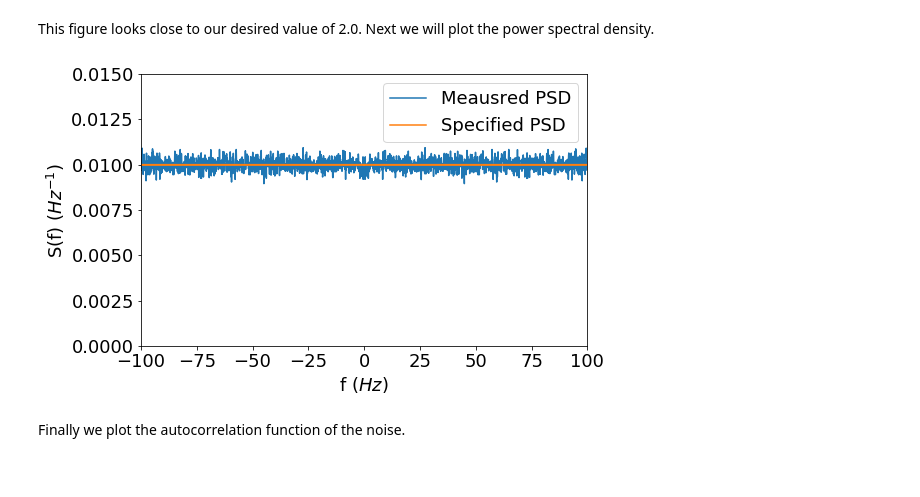
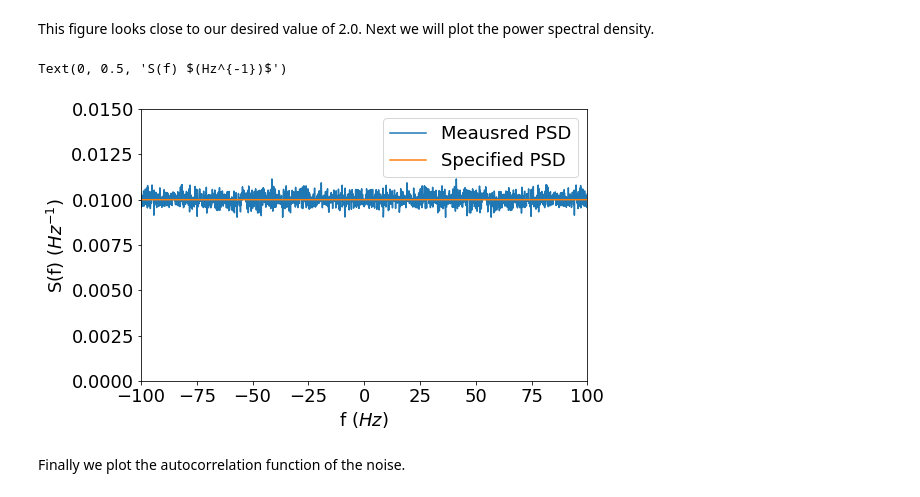
Before and after one commit to laofei177/noisegen, a Jupyter notebook: docs/examples/ex_white_noise.ipynb, the cells around one changed output. Saved outputs shown, nothing was run; the diff lists cells and outputs as text; code cells hidden in the pictures.

```diff
--- a/docs/examples/ex_white_noise.ipynb
+++ b/docs/examples/ex_white_noise.ipynb
@@ -39,11 +41,12 @@ This figure looks close to our desired value of 2.0. Next we will plot the power
 # %%
 axes = generator.plot_psd()
 axes.legend(['Meausred PSD','Specified PSD'])
 axes.set_ylim([0,0.015])
-xlabel = axes.set_xlabel(r'f $(Hz)$')
-ylabel = axes.set_ylabel(r'S(f) $(Hz^{-1})$')
+axes.set_xlabel(r'f $(Hz)$')
+axes.set_ylabel(r'S(f) $(Hz^{-1})$')
 # %% [output]
+Text(0, 0.5, 'S(f) $(Hz^{-1})$')
-[figure, old version]
+[figure, new version]
 # %% [markdown]
 Finally we plot the autocorrelation function of the noise.
 # %%
```
Also changed, not shown: parts of 3 cells of this notebook, 2 other files.
